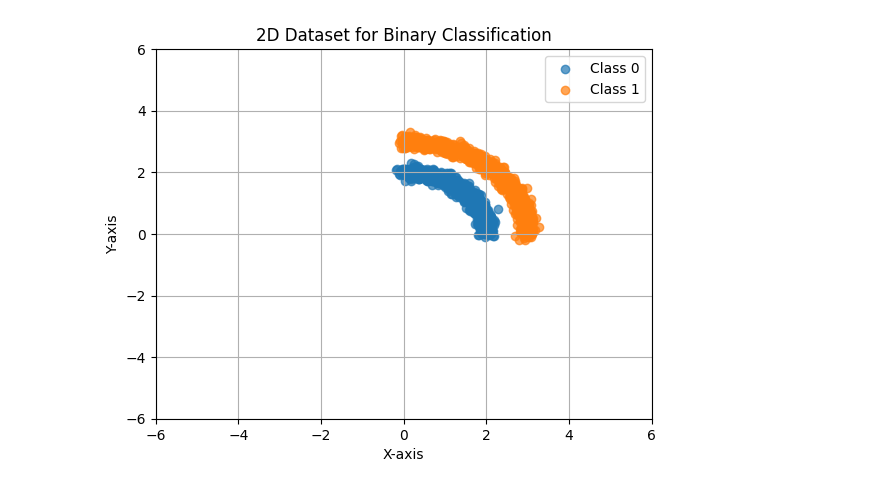
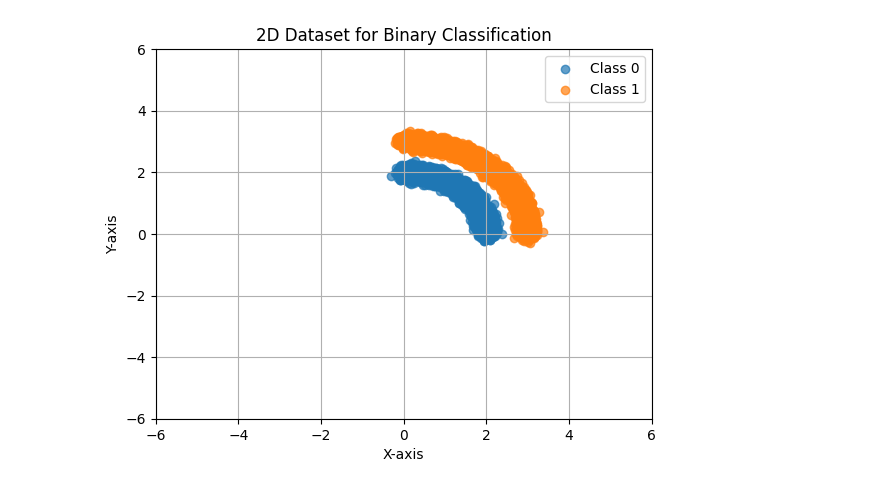
Before and after one commit to maheshyadav007/random_experiements, a Jupyter notebook: 2D_Visualisation.ipynb, the cells around one changed output. Saved outputs shown, nothing was run; the diff lists cells and outputs as text; code cells hidden in the pictures.

```diff
--- a/2D_Visualisation.ipynb
+++ b/2D_Visualisation.ipynb
@@ -8,32 +16,32 @@ import matplotlib.pyplot as plt
 np.random.seed(42)
 
 # Number of data points for each class
-num_points = 1000
+num_points = 10000
 
 # Generate class 0 data points on a circle with radius 2
 theta_0 = np.linspace(0, np.pi/2, num_points)
 radius_0 = 2
 class_0_x = radius_0 * np.cos(theta_0) + np.random.normal(0, 0.1, num_points)
 class_0_y = radius_0 * np.sin(theta_0) + np.random.normal(0, 0.1, num_points)
 
 # Generate class 1 data points on a circle with radius 4
 theta_1 = np.linspace(0, np.pi/2, num_points)
 radius_1 = 3
 class_1_x = radius_1 * np.cos(theta_1) + np.random.normal(0, 0.1, num_points)
 class_1_y = radius_1 * np.sin(theta_1) + np.random.normal(0, 0.1, num_points)
 
 # Plot the generated data points
 plt.scatter(class_0_x, class_0_y, label='Class 0', alpha=0.7)
 plt.scatter(class_1_x, class_1_y, label='Class 1', alpha=0.7)
 
 # Set plot details
 plt.title('2D Dataset for Binary Classification')
 plt.xlabel('X-axis')
 plt.ylabel('Y-axis')
 plt.legend()
 plt.grid(True)
 plt.xlim(-radius_1*2, radius_1*2)
 plt.ylim(-radius_1*2, radius_1*2)
 plt.show()
 # %% [output]
-[figure, old version]
+[figure, new version]
```
Also changed, not shown: parts of 7 cells of this notebook.
